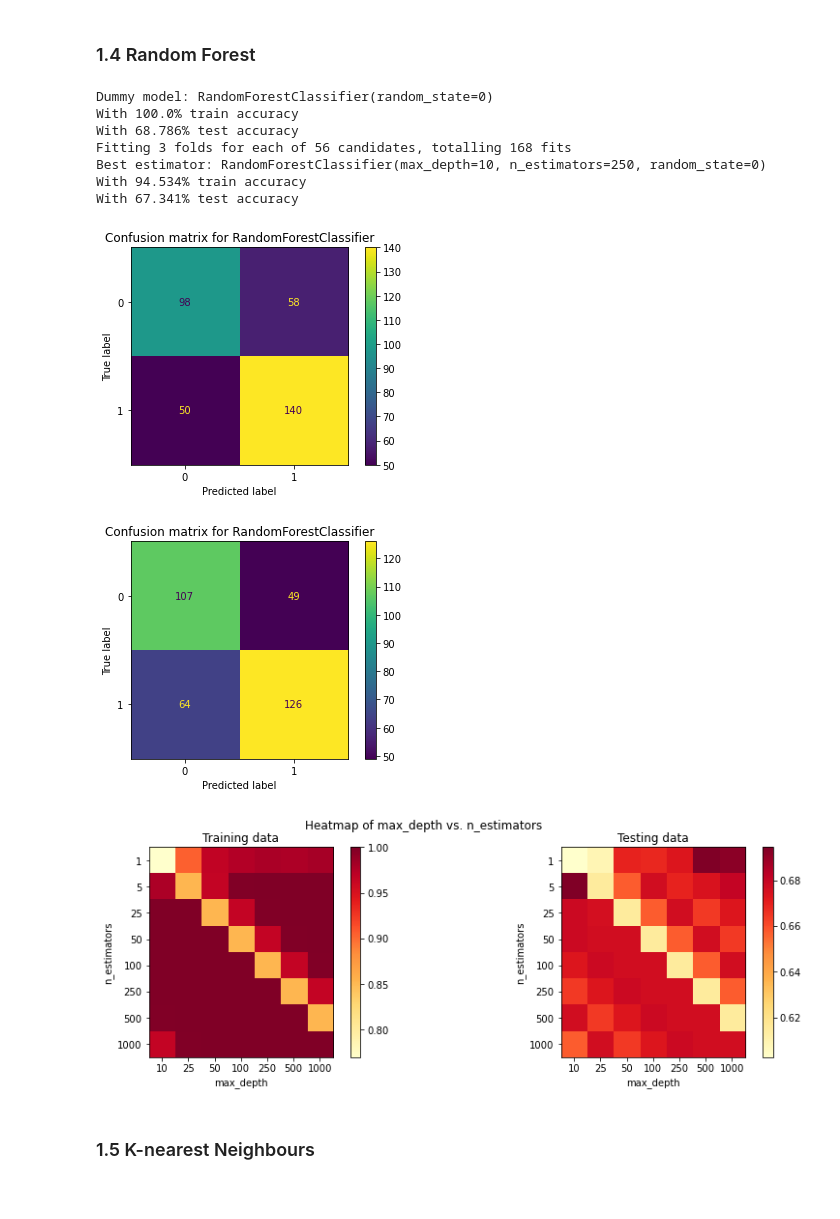
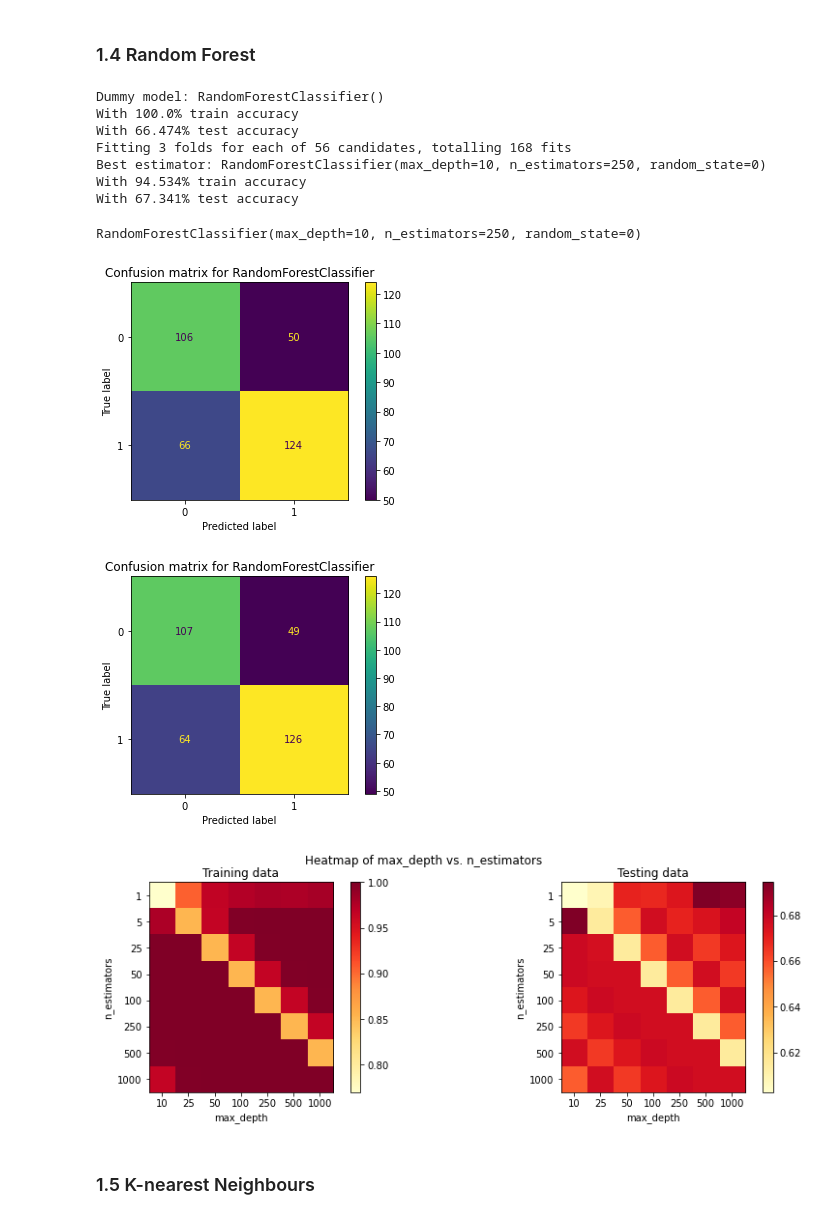
Before and after one commit to PBMocha/COMP432-MLProject, a Jupyter notebook: classification/ClassificationPipeline.ipynb, the cells around one changed output. Cells and saved outputs as stored; diff of their text form; code cells hidden in the pictures.

```diff
--- a/classification/ClassificationPipeline.ipynb
+++ b/classification/ClassificationPipeline.ipynb
@@ -110,34 +119,37 @@ With 63.584% test accuracy
 # %% [markdown]
 ### 1.4 Random Forest
 # %%
-# Test a few different hyperparameters for Random Forest: max_depth, n_estimators
-dep_vals_rf = [10,25,50, 100,250,500,1000]
-est_vals_rf = [1,5,25,50,100,250,500,1000]
-param_grid_rf = {'max_depth': dep_vals_rf, 'n_estimators' : est_vals_rf}
+# # Test a few different hyperparameters for Random Forest: max_depth, n_estimators
+# dep_vals_rf = [10,25,50, 100,250,500,1000]
+# est_vals_rf = [1,5,25,50,100,250,500,1000]
+# param_grid_rf = {'max_depth': dep_vals_rf, 'n_estimators' : est_vals_rf}
 
-# Train a dummy Random Forest model with default values
-dummy_rf = train_dummy_model(X_trn, y_trn, X_tst, y_tst, sklearn.ensemble.RandomForestClassifier)
+# # Train a dummy Random Forest model with default values
+# dummy_rf = train_dummy_model(X_trn, y_trn, X_tst, y_tst, sklearn.ensemble.RandomForestClassifier)
 
-# Train different random forest models, using grid search and cross validation to find best hyperparameters.
-gs_rf = grid_search(X_trn, y_trn, X_tst, y_tst, sklearn.ensemble.RandomForestClassifier,param_grid_rf,random_state=0)
+# # Train different random forest models, using grid search and cross validation to find best hyperparameters.
+# gs_rf = grid_search(X_trn, y_trn, X_tst, y_tst, sklearn.ensemble.RandomForestClassifier,param_grid_rf,random_state=0)
 
-# Plot confusion matrix for dummy model
-plot_confusion_matrix(dummy_rf,X_tst,y_tst)
+# # Plot confusion matrix for dummy model
+# plot_confusion_matrix(dummy_rf,X_tst,y_tst)
 
-# Plot confusion matrix for best estimator of random forest
-plot_confusion_matrix(gs_rf.best_estimator_,X_tst,y_tst)
+# # Plot confusion matrix for best estimator of random forest
+# plot_confusion_matrix(gs_rf.best_estimator_,X_tst,y_tst)
 
-# Plot heatmap of the gridsearch
-plot_gridsearch_2(gs_rf, dep_vals_rf, est_vals_rf, 'max_depth', 'n_estimators')
+# # Plot heatmap of the gridsearch
+# plot_gridsearch_2(gs_rf, dep_vals_rf, est_vals_rf, 'max_depth', 'n_estimators')
+
+train_random_forest_classifier(X_trn,y_trn,X_tst,y_tst)
 # %% [output]
-Dummy model: RandomForestClassifier(random_state=0)
+Dummy model: RandomForestClassifier()
 With 100.0% train accuracy
-With 68.786% test accuracy
+With 66.474% test accuracy
 Fitting 3 folds for each of 56 candidates, totalling 168 fits
 Best estimator: RandomForestClassifier(max_depth=10, n_estimators=250, random_state=0)
 With 94.534% train accuracy
 With 67.341% test accuracy
+RandomForestClassifier(max_depth=10, n_estimators=250, random_state=0)
-[figure, old version]
+[figure, new version]
 [figure]
 [figure]
 # %% [markdown]
```
Also changed, not shown: parts of 22 cells of this notebook, 1 other file.
